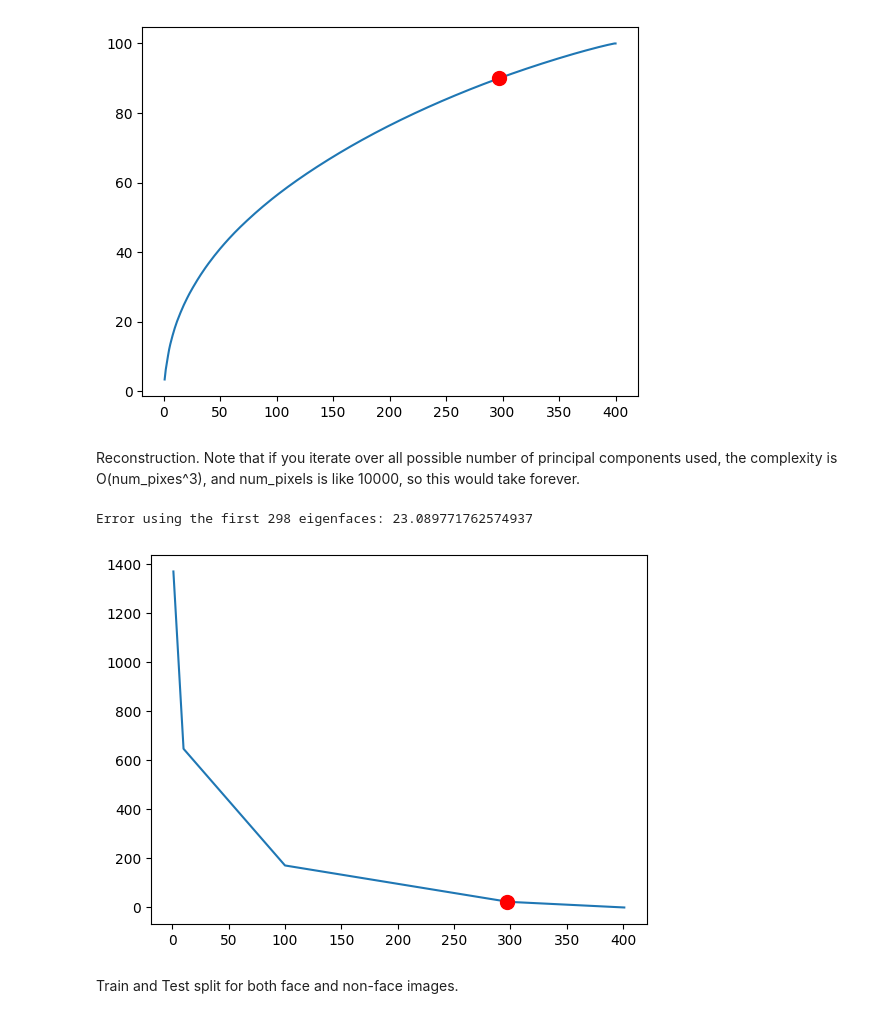
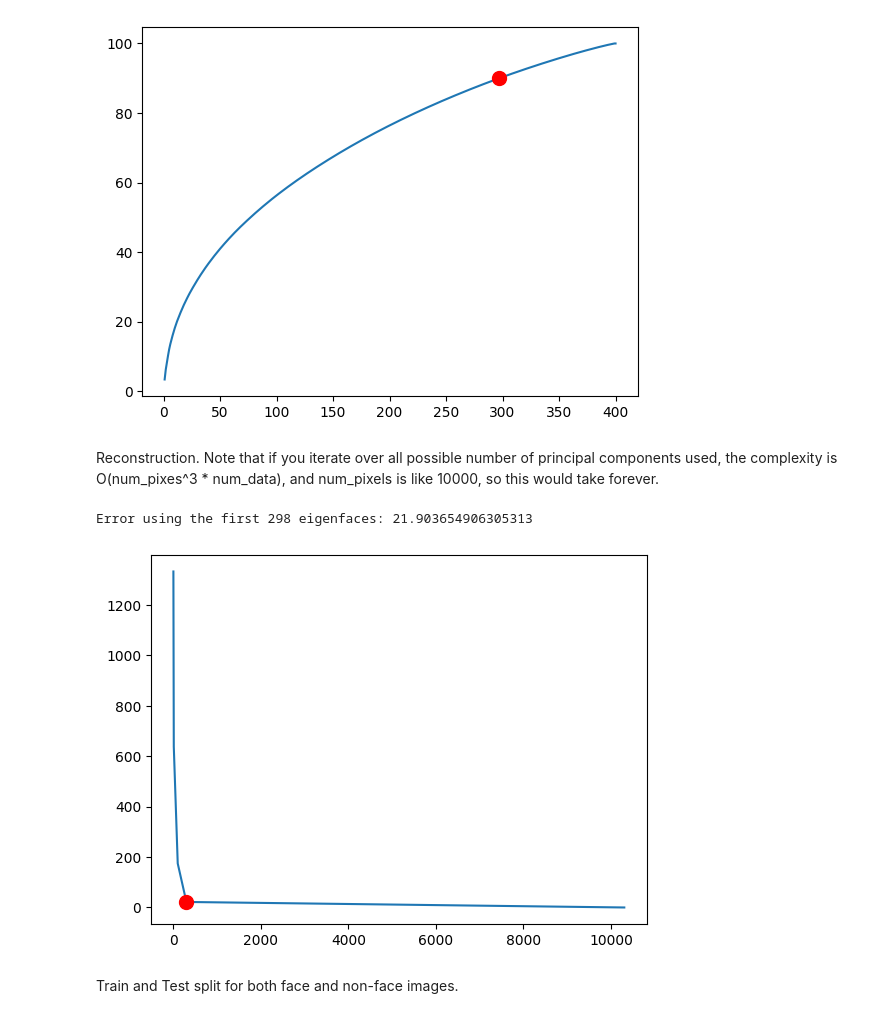
Before and after one commit to anuraglamsal/qf_project_4, a Jupyter notebook: proj_4.ipynb, the cells around one changed output. Drawn from its saved outputs; the diff is of its cells as text; code cells hidden in the pictures.

```diff
--- a/proj_4.ipynb
+++ b/proj_4.ipynb
@@ -114,34 +110,32 @@ plt.show()
 298 is the least number of principal components that explains 90% of the variance.
 [figure]
 # %% [markdown]
-Reconstruction. Note that if you iterate over all possible number of principal components used, the complexity is O(num_pixes^3), and num_pixels is like 10000, so this would take forever.
+Reconstruction. Note that if you iterate over all possible number of principal components used, the complexity is O(num_pixes^3 * num_data), and num_pixels is like 10000, so this would take forever.
 # %%
 num_sample = 80
 # Picking 80 random images from the dataset.
 img_subset = face_images_centered.T[np.random.choice(face_images_centered.shape[1], num_sample, replace = False)].T
-pc_grid = [1, 10, 100, num_dim, 401] # We have to use a grid as the program would take forever to halt
-                                         # if we went through all values from 1 to 10304. (complexity would be N^3).
-                                         # 10304^3 is very (very) large.
+pc_grid = [1, 10, 100, num_dim, len(eigvecs)] # trying different number of eigenfaces for reconstruction.
 
 mse_array = []
 with np.errstate(over = 'ignore', divide = 'ignore', invalid = 'ignore'):
     for i in pc_grid:
         pc = (eigvecs.T)[0:i, :] # principal components up to i.
         #print(pc)
         rep = pc @ img_subset # representation
         rec = pc.T @ rep # reconstruction
 
         mse = (np.square(img_subset - rec).mean(axis = 1)).mean() # mse error of reconstruction averaged over number of features
         mse_array.append(mse)
 
 
 print(f"Error using the first {num_dim} eigenfaces: {mse_array[3]}")
 plt.plot(pc_grid, mse_array)
 plt.plot(num_dim - 1, mse_array[3], marker = 'o', markersize = 10, color = 'red')
 plt.show()
 # %% [output]
-Error using the first 298 eigenfaces: 23.089771762574937
+Error using the first 298 eigenfaces: 21.903654906305313
-[figure, old version]
+[figure, new version]
 # %% [markdown]
 Train and Test split for both face and non-face images.
 # %%
```
Also changed, not shown: parts of 6 cells of this notebook.
